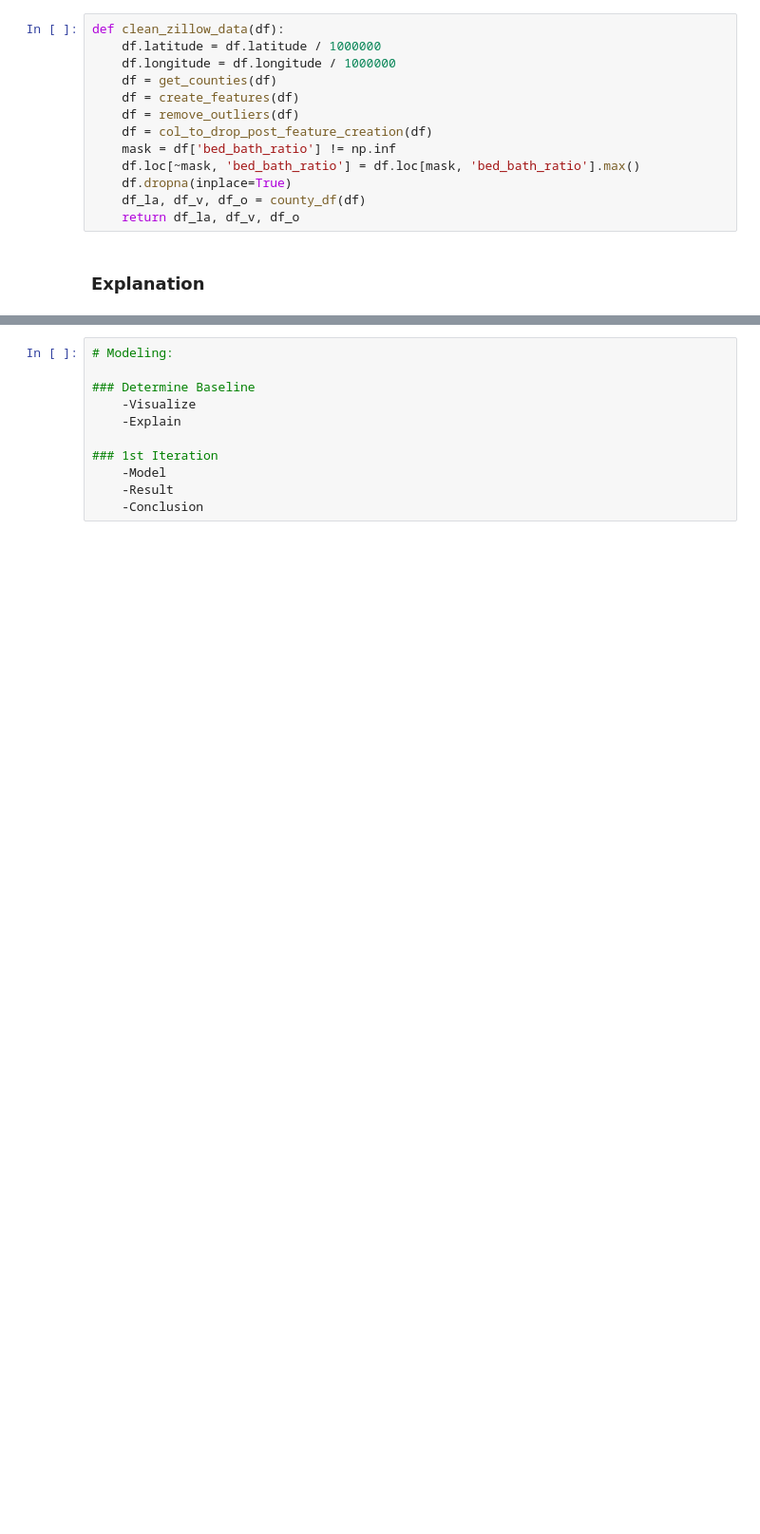
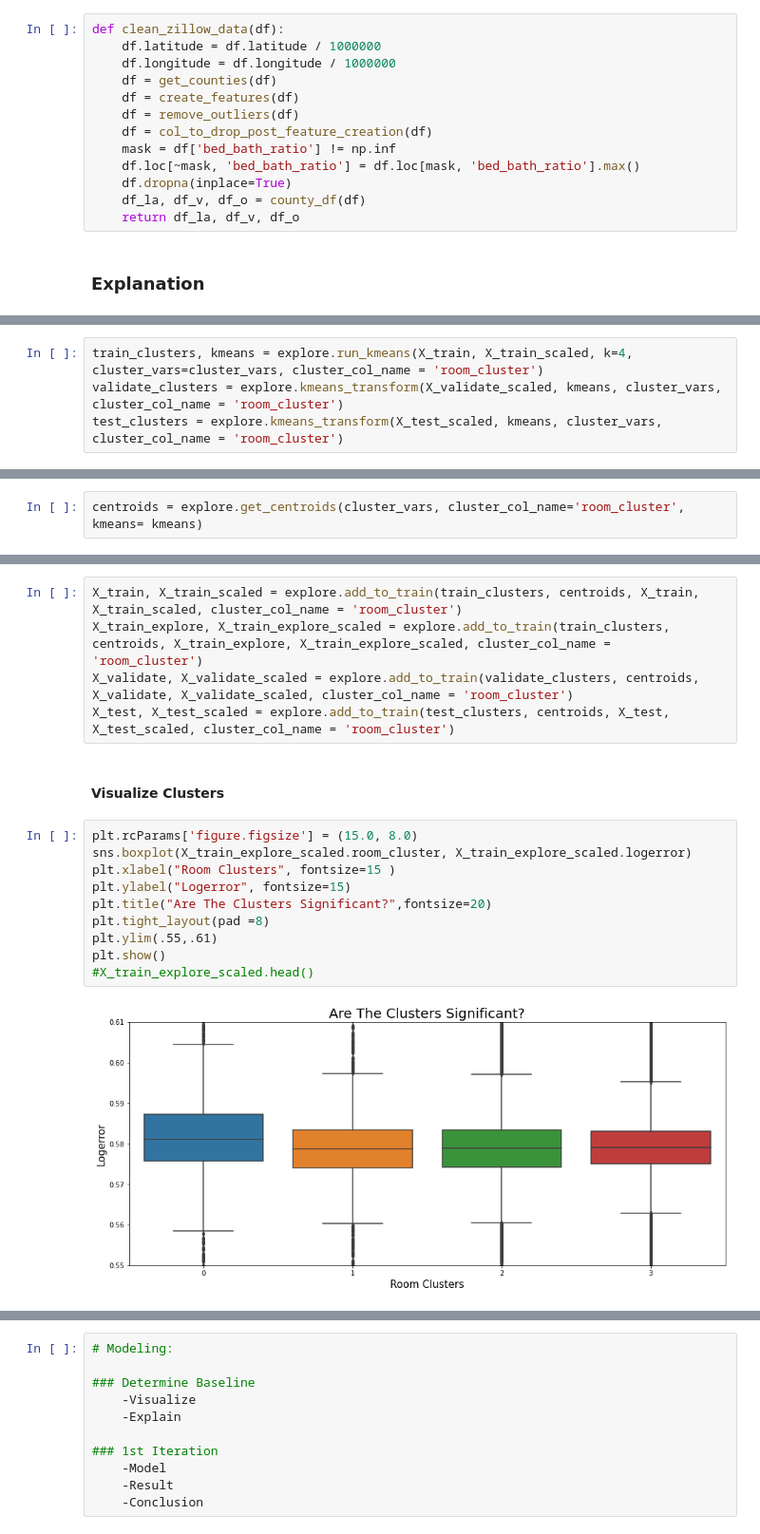
Before and after one commit to CSolitaire/zillow_cluster_project, a Jupyter notebook: final_notebook_clustering.ipynb, the cells around one changed output, grey strips where cells are left out. Shown at 95% size. Cells and saved outputs as stored; diff of their text form; blank space fills up the shorter version.

```diff
--- a/final_notebook_clustering.ipynb
+++ b/final_notebook_clustering.ipynb
@@ -185,0 +350,4 @@ The function **county_df()** takes the cleaned data and breaks it in to three da
+# %%
+train_clusters, kmeans = explore.run_kmeans(X_train, X_train_scaled, k=4, cluster_vars=cluster_vars, cluster_col_name = 'room_cluster')
+validate_clusters = explore.kmeans_transform(X_validate_scaled, kmeans, cluster_vars, cluster_col_name = 'room_cluster')
+test_clusters = explore.kmeans_transform(X_test_scaled, kmeans, cluster_vars, cluster_col_name = 'room_cluster')
@@ -185,0 +356,2 @@ The function **county_df()** takes the cleaned data and breaks it in to three da
+# %%
+centroids = explore.get_centroids(cluster_vars, cluster_col_name='room_cluster', kmeans= kmeans)
@@ -185,0 +360,19 @@ The function **county_df()** takes the cleaned data and breaks it in to three da
+# %%
+X_train, X_train_scaled = explore.add_to_train(train_clusters, centroids, X_train, X_train_scaled, cluster_col_name = 'room_cluster')
+X_train_explore, X_train_explore_scaled = explore.add_to_train(train_clusters, centroids, X_train_explore, X_train_explore_scaled, cluster_col_name = 'room_cluster')
+X_validate, X_validate_scaled = explore.add_to_train(validate_clusters, centroids, X_validate, X_validate_scaled, cluster_col_name = 'room_cluster')
+X_test, X_test_scaled = explore.add_to_train(test_clusters, centroids, X_test, X_test_scaled, cluster_col_name = 'room_cluster')
+# %% [markdown]
+#### Visualize Clusters
+# %%
+plt.rcParams['figure.figsize'] = (15.0, 8.0)
+sns.boxplot(X_train_explore_scaled.room_cluster, X_train_explore_scaled.logerror)
+plt.xlabel("Room Clusters", fontsize=15 )
+plt.ylabel("Logerror", fontsize=15)
+plt.title("Are The Clusters Significant?",fontsize=20)
+plt.tight_layout(pad =8)
+plt.ylim(.55,.61)
+plt.show()
+#X_train_explore_scaled.head()
+# %% [output]
+[figure, added]
```
Also changed, not shown: parts of 33 cells of this notebook, 1 other file.
